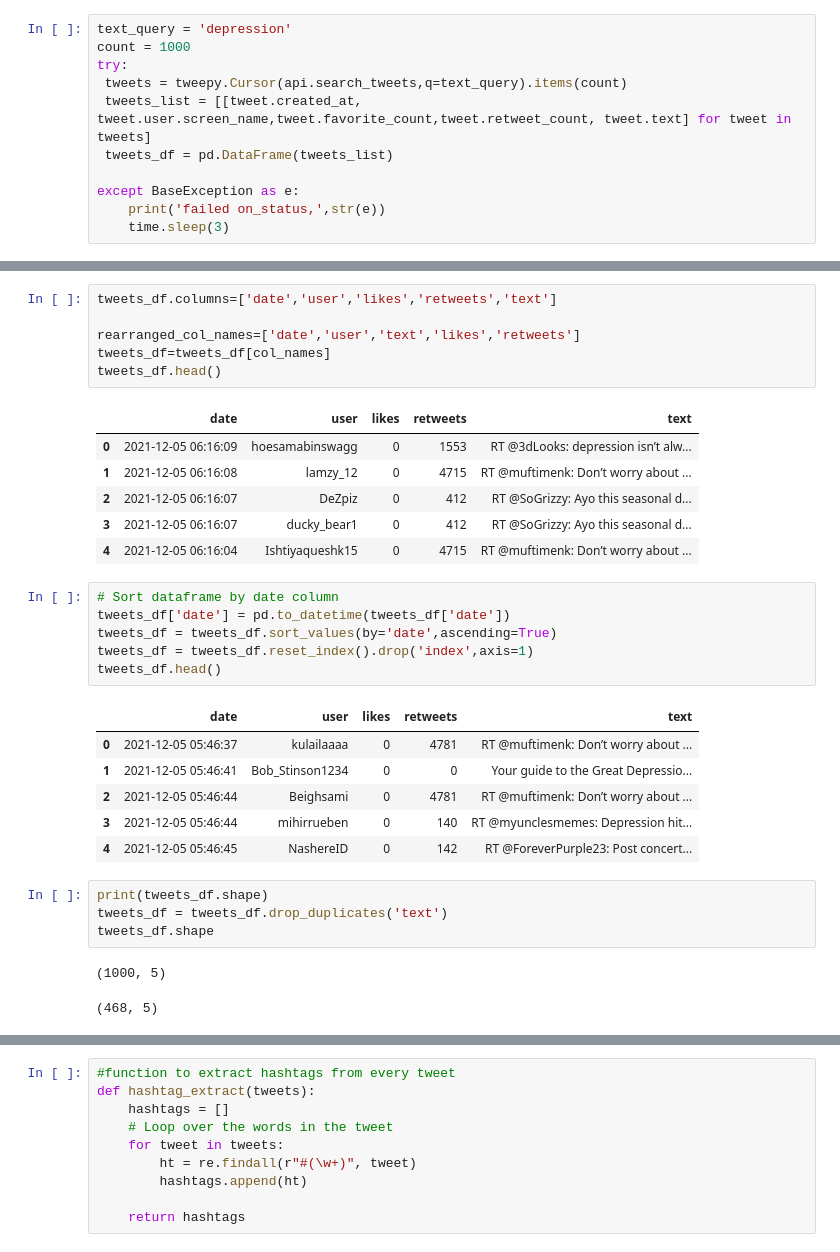
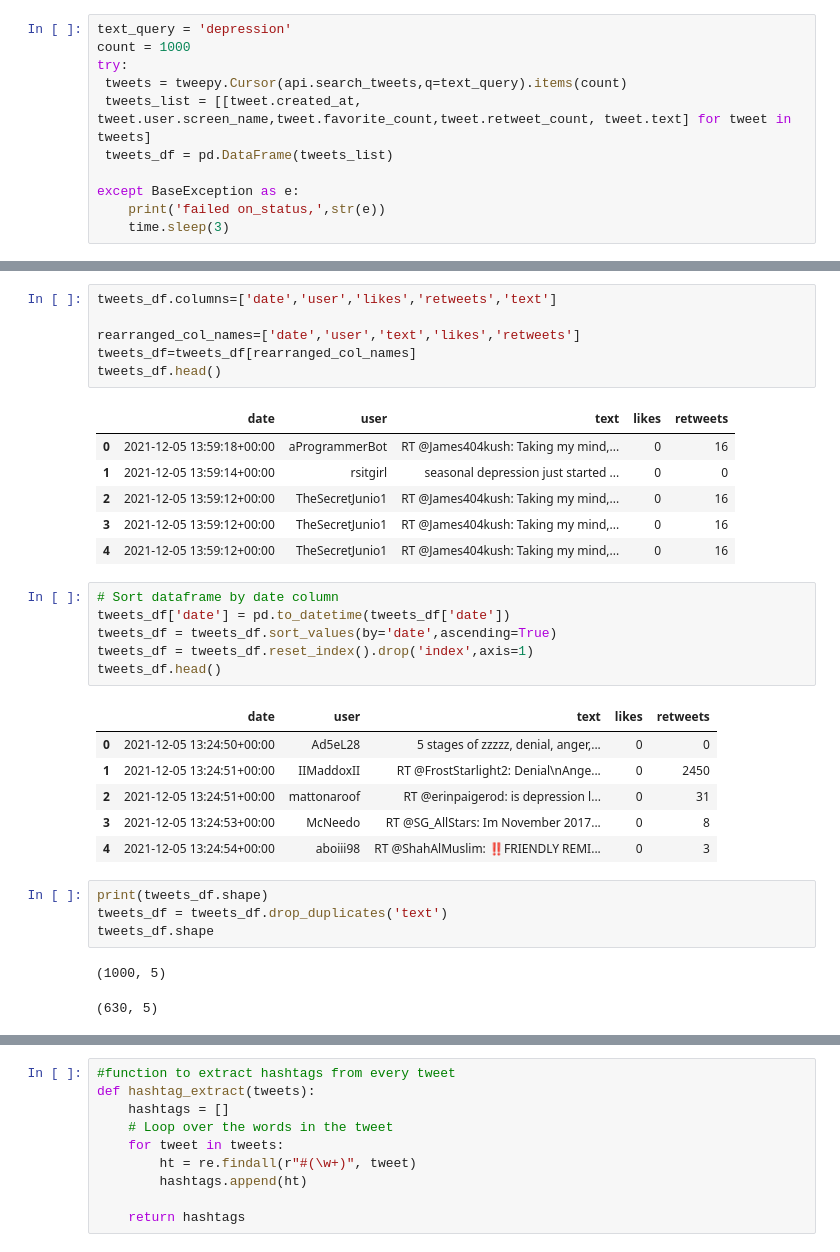
Before and after one commit to sreeragkvivek/mental_health_analysis, a Jupyter notebook: twitter.ipynb, the cells around one changed output, grey strips where cells are left out. Cells and saved outputs as stored; diff of their text form.

```diff
--- a/twitter.ipynb
+++ b/twitter.ipynb
@@ -47,16 +44,16 @@ tweets_df.head()
 # %%
 tweets_df.columns=['date','user','likes','retweets','text']
 
 rearranged_col_names=['date','user','text','likes','retweets']
-tweets_df=tweets_df[col_names]
+tweets_df=tweets_df[rearranged_col_names]
 tweets_df.head()
 # %% [output]
-|  | date | user | likes | retweets | text |
-| 0 | 2021-12-05 06:16:09 | hoesamabinswagg | 0 | 1553 | RT @3dLooks: depression isn’t alw... |
-| 1 | 2021-12-05 06:16:08 | lamzy_12 | 0 | 4715 | RT @muftimenk: Don’t worry about ... |
-| 2 | 2021-12-05 06:16:07 | DeZpiz | 0 | 412 | RT @SoGrizzy: Ayo this seasonal d... |
-| 3 | 2021-12-05 06:16:07 | ducky_bear1 | 0 | 412 | RT @SoGrizzy: Ayo this seasonal d... |
-| 4 | 2021-12-05 06:16:04 | Ishtiyaqueshk15 | 0 | 4715 | RT @muftimenk: Don’t worry about ... |
+|  | date | user | text | likes | retweets |
+| 0 | 2021-12-05 13:59:18+00:00 | aProgrammerBot | RT @James404kush: Taking my mind,... | 0 | 16 |
+| 1 | 2021-12-05 13:59:14+00:00 | rsitgirl | seasonal depression just started ... | 0 | 0 |
+| 2 | 2021-12-05 13:59:12+00:00 | TheSecretJunio1 | RT @James404kush: Taking my mind,... | 0 | 16 |
+| 3 | 2021-12-05 13:59:12+00:00 | TheSecretJunio1 | RT @James404kush: Taking my mind,... | 0 | 16 |
+| 4 | 2021-12-05 13:59:12+00:00 | TheSecretJunio1 | RT @James404kush: Taking my mind,... | 0 | 16 |
 # %%
 # Sort dataframe by date column
 tweets_df['date'] = pd.to_datetime(tweets_df['date'])
@@ -64,19 +61,19 @@ tweets_df = tweets_df.sort_values(by='date',ascending=True)
 tweets_df = tweets_df.reset_index().drop('index',axis=1)
 tweets_df.head()
 # %% [output]
-|  | date | user | likes | retweets | text |
-| 0 | 2021-12-05 05:46:37 | kulailaaaa | 0 | 4781 | RT @muftimenk: Don’t worry about ... |
-| 1 | 2021-12-05 05:46:41 | Bob_Stinson1234 | 0 | 0 | Your guide to the Great Depressio... |
-| 2 | 2021-12-05 05:46:44 | Beighsami | 0 | 4781 | RT @muftimenk: Don’t worry about ... |
-| 3 | 2021-12-05 05:46:44 | mihirrueben | 0 | 140 | RT @myunclesmemes: Depression hit... |
-| 4 | 2021-12-05 05:46:45 | NashereID | 0 | 142 | RT @ForeverPurple23: Post concert... |
+|  | date | user | text | likes | retweets |
+| 0 | 2021-12-05 13:24:50+00:00 | Ad5eL28 | 5 stages of zzzzz, denial, anger,... | 0 | 0 |
+| 1 | 2021-12-05 13:24:51+00:00 | IIMaddoxII | RT @FrostStarlight2: Denial\nAnge... | 0 | 2450 |
+| 2 | 2021-12-05 13:24:51+00:00 | mattonaroof | RT @erinpaigerod: is depression l... | 0 | 31 |
+| 3 | 2021-12-05 13:24:53+00:00 | McNeedo | RT @SG_AllStars: Im November 2017... | 0 | 8 |
+| 4 | 2021-12-05 13:24:54+00:00 | aboiii98 | RT @ShahAlMuslim: ‼️FRIENDLY REMI... | 0 | 3 |
 # %%
 print(tweets_df.shape)
 tweets_df = tweets_df.drop_duplicates('text')
 tweets_df.shape
 # %% [output]
 (1000, 5)
-(468, 5)
+(630, 5)
 # %%
 #extract the tweet with more FAVs and more RTs:
 
```
Also changed, not shown: parts of 16 cells of this notebook, 3 other files.
